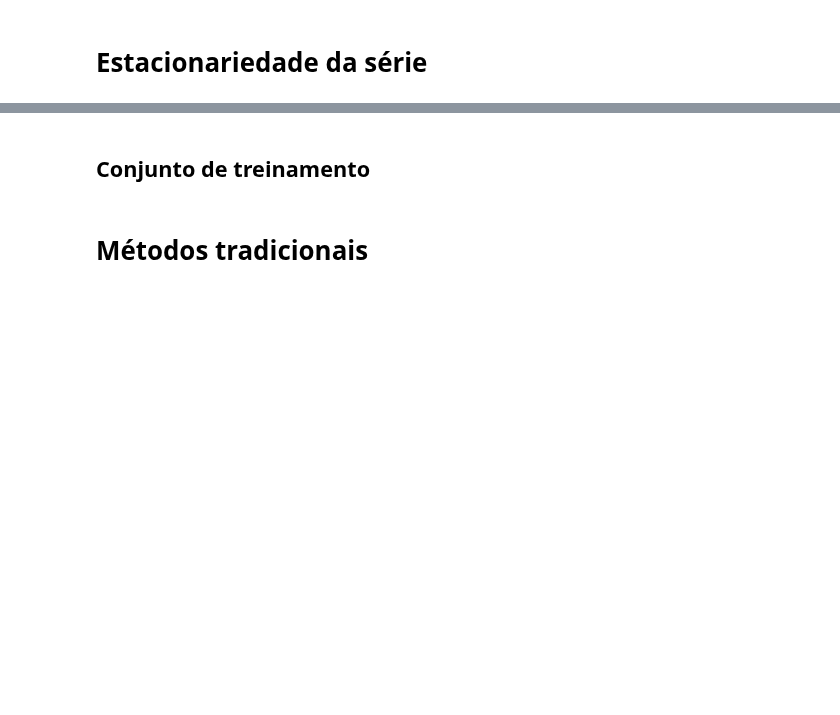
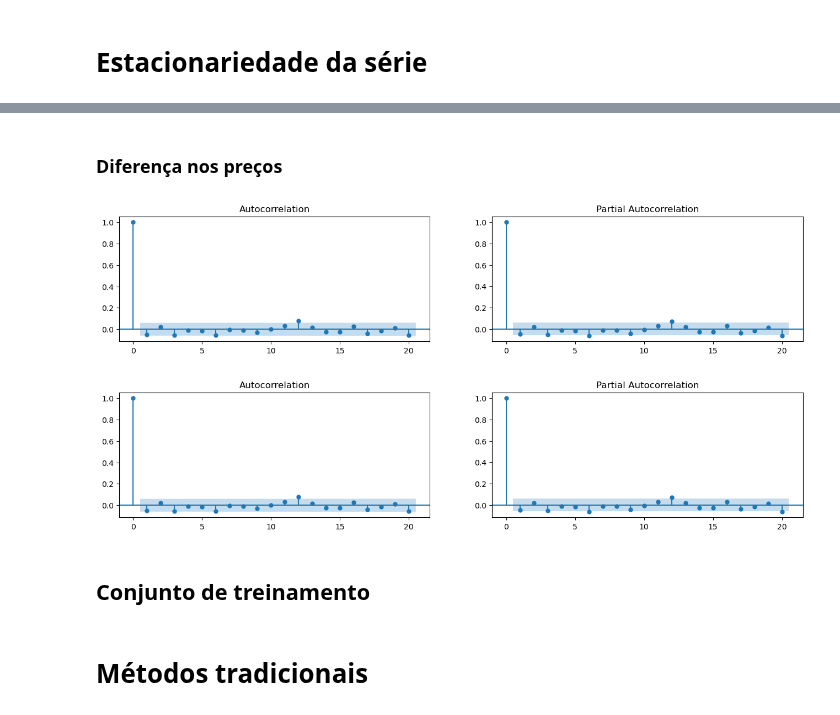
Before and after one commit to andisantos/MO431-432, a Jupyter notebook: MO432/T3/yan_note.ipynb, the cells around one changed output, grey strips where cells are left out. Drawn from its saved outputs; the diff is of its cells as text; code cells hidden in the pictures; blank space fills up the shorter version.

```diff
--- a/MO432/T3/yan_note.ipynb
+++ b/MO432/T3/yan_note.ipynb
@@ -75,3 +97,17 @@ plot_pacf(gold.Delta_valor[:-1].tolist(), lags=50, ax=axes[1])
+# %% [markdown]
+### Diferença nos preços
+# %%
+# Calculate ACF and PACF upto 50 lags
+acf_50 = acf(gold.delta, nlags=20)
+pacf_50 = pacf(gold.delta, nlags=20)
+
+# Draw Plot
+fig, axes = plt.subplots(1,2,figsize=(16,3), dpi= 100)
+plot_acf(gold.delta, lags=20, ax=axes[0])
+plot_pacf(gold.delta, lags=20, ax=axes[1])
+# %% [output]
+[figure, added]
+[figure, added]
 # %% [markdown]
 ## Conjunto de treinamento
 # %%
```
Also changed, not shown: parts of 12 cells of this notebook.
